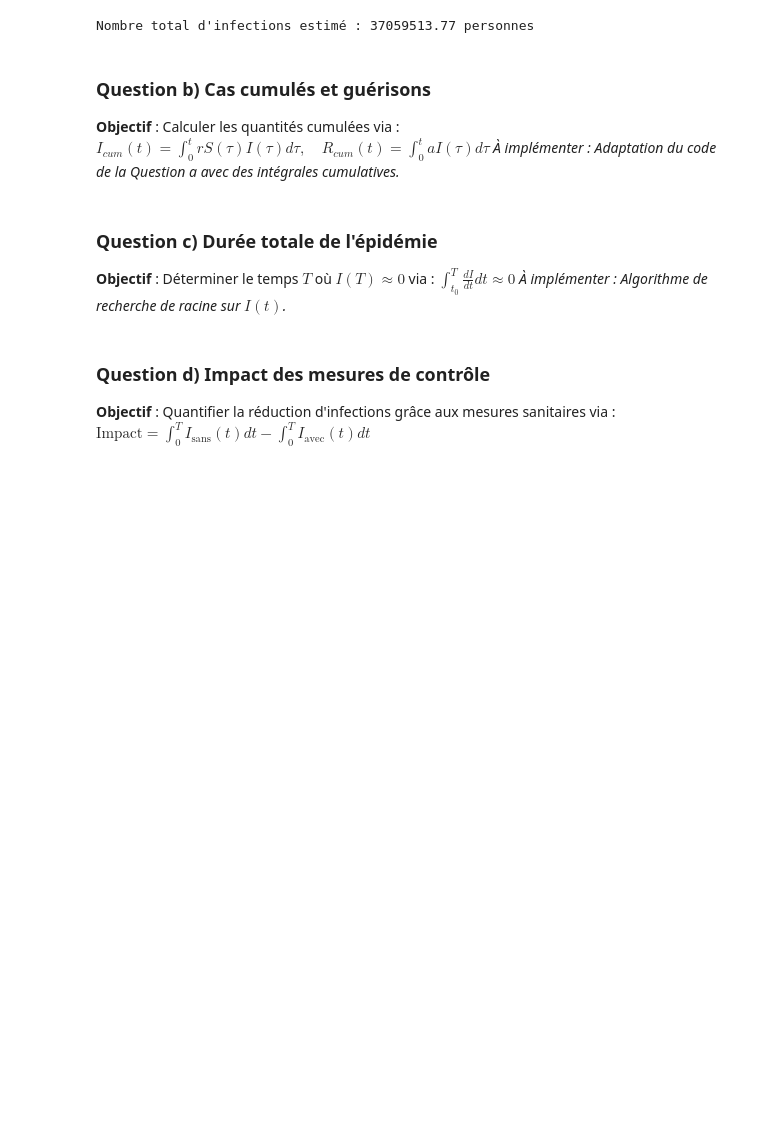
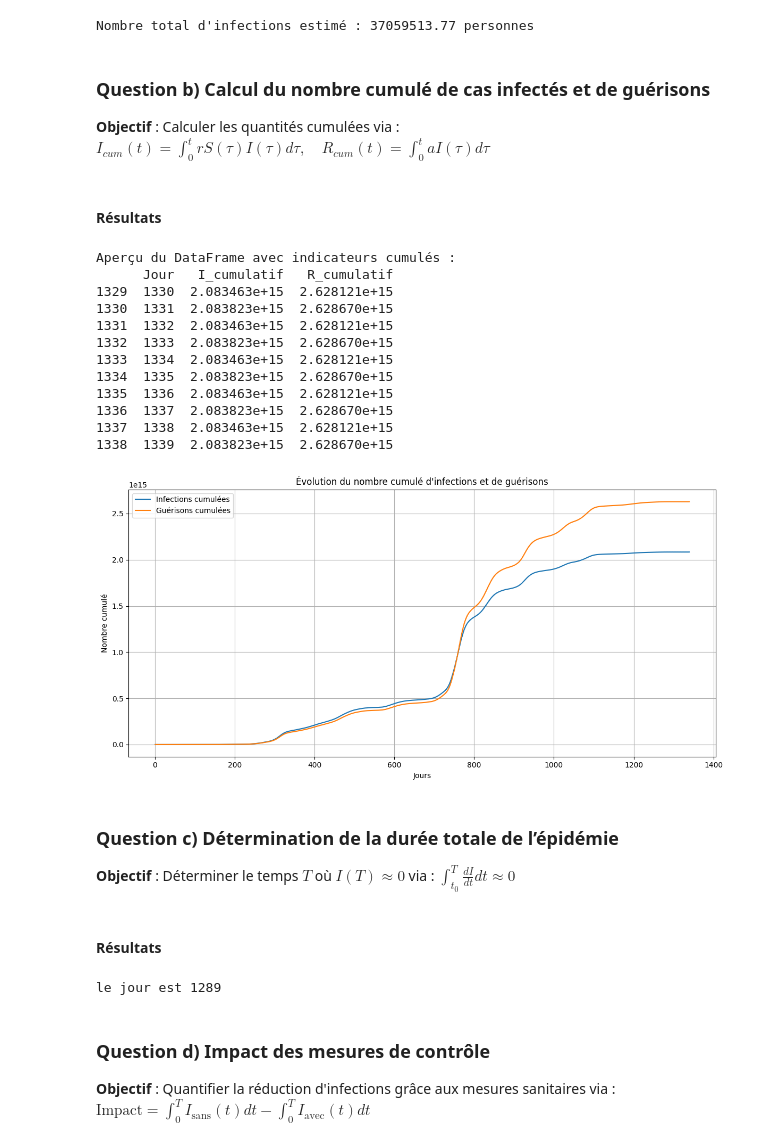
Before and after one commit to Adam-445/virus-spread-model, a Jupyter notebook: notebooks/4_Integration_Numerique.ipynb, the cells around one changed output. Cells and saved outputs as stored; diff of their text form; code cells hidden in the pictures; blank space fills up the shorter version.

```diff
--- a/notebooks/4_Integration_Numerique.ipynb
+++ b/notebooks/4_Integration_Numerique.ipynb
@@ -36,7 +38,6 @@ print(f"Nombre total d'infections estimé : {I_total:.2f} personnes")
 # %% [output]
 Nombre total d'infections estimé : 37059513.77 personnes
 # %% [markdown]
-### Question b) Cas cumulés et guérisons
+### Question b) Calcul du nombre cumulé de cas infectés et de guérisons
 **Objectif** : Calculer les quantités cumulées via :</br>
 $I_{cum}(t) = \int_0^t rS(\tau)I(\tau)d\tau,\quad R_{cum}(t) = \int_0^t aI(\tau)d\tau$</br>
-*À implémenter : Adaptation du code de la Question a avec des intégrales cumulatives.*
@@ -43,5 +82,39 @@ $I_{cum}(t) = \int_0^t rS(\tau)I(\tau)d\tau,\quad R_{cum}(t) = \int_0^t aI(\tau)
+# %% [markdown]
+#### Résultats
+# %%
+# --- Affichage des résultats ---
+print("\nAperçu du DataFrame avec indicateurs cumulés :")
+print(
+    df[["Jour", "I_cumulatif", "R_cumulatif"]].tail(10)
+)  # Dernières lignes pour validation
+
+# Visualisation de l'évolution temporelle
+plt.figure(figsize=(12, 6))
+plt.plot(df["Jour"], df["I_cumulatif"], label="Infections cumulées")
+plt.plot(df["Jour"], df["R_cumulatif"], label="Guérisons cumulées")
+
+plt.title("Évolution du nombre cumulé d'infections et de guérisons")
+plt.xlabel("Jours")
+plt.ylabel("Nombre cumulé")
+plt.legend()
+plt.grid(True)
+plt.tight_layout()
+plt.show()
+# %% [output]
+Aperçu du DataFrame avec indicateurs cumulés :
+      Jour   I_cumulatif   R_cumulatif
+1329  1330  2.083463e+15  2.628121e+15
+1330  1331  2.083823e+15  2.628670e+15
+1331  1332  2.083463e+15  2.628121e+15
+1332  1333  2.083823e+15  2.628670e+15
+1333  1334  2.083463e+15  2.628121e+15
+1334  1335  2.083823e+15  2.628670e+15
+1335  1336  2.083463e+15  2.628121e+15
+1336  1337  2.083823e+15  2.628670e+15
+1337  1338  2.083463e+15  2.628121e+15
+1338  1339  2.083823e+15  2.628670e+15
+[figure, added]
 # %% [markdown]
-### Question c) Durée totale de l'épidémie
+### Question c) Détermination de la durée totale de l’épidémie
 **Objectif** : Déterminer le temps $T$ où $I(T) \approx 0$ via : </br>
 $\int_{t_0}^T \frac{dI}{dt}dt \approx 0$ </br>
-*À implémenter : Algorithme de recherche de racine sur $I(t)$.*
@@ -48,3 +140,10 @@ $\int_{t_0}^T \frac{dI}{dt}dt \approx 0$ </br>
+# %% [markdown]
+#### Résultats
+# %%
+# Affichage de l'indice où l'épidémie est considérée comme terminée
+print(f"le jour est {index}")
+# %% [output]
+le jour est 1289
 # %% [markdown]
 ### Question d) Impact des mesures de contrôle
 **Objectif** : Quantifier la réduction d'infections grâce aux mesures sanitaires via :</br>
```
Also changed, not shown: parts of 8 cells of this notebook, 1 other file.
